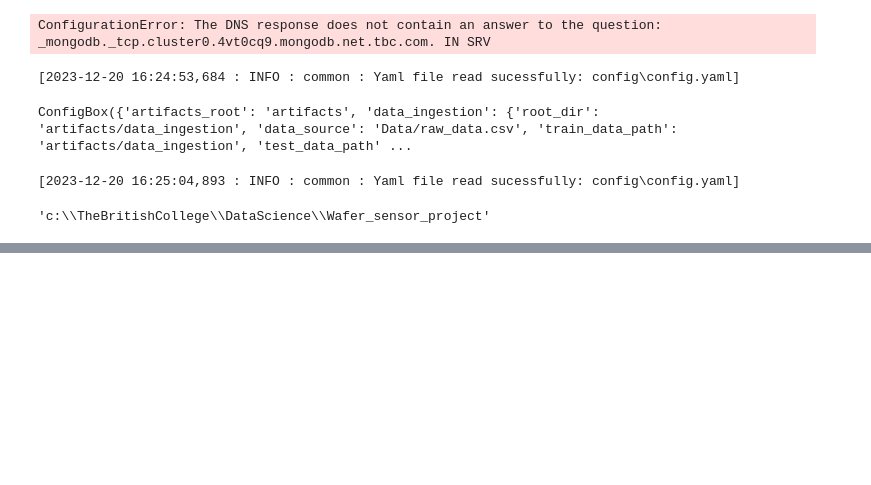
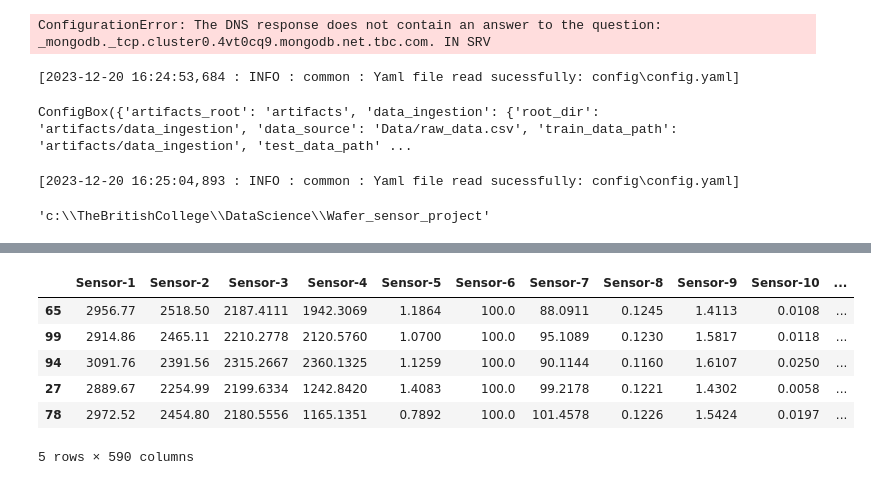
Before and after one commit to Abhikkumar619/Wafer_sensor_project, a Jupyter notebook: research/Experiment.ipynb, the cells around one changed output, grey strips where cells are left out. Drawn from its saved outputs; the diff is of its cells as text; code cells hidden in the pictures; blank space fills up the shorter version.

```diff
--- a/research/Experiment.ipynb
+++ b/research/Experiment.ipynb
@@ -358,0 +416,4 @@ os.getcwd()
+# %%
+train, test=train_test_split(df)
+# %%
+x_train=train.drop("Good/Bad", axis=1)
@@ -358,0 +438,10 @@ os.getcwd()
+# %%
+x_train.head()
+# %% [output]
+|  | Sensor-1 | Sensor-2 | Sensor-3 | Sensor-4 | Sensor-5 | Sensor-6 | Sensor-7 | Sensor-8 | Sensor-9 | Sensor-10 | ... |
+| 65 | 2956.77 | 2518.50 | 2187.4111 | 1942.3069 | 1.1864 | 100.0 | 88.0911 | 0.1245 | 1.4113 | 0.0108 | ... |
+| 99 | 2914.86 | 2465.11 | 2210.2778 | 2120.5760 | 1.0700 | 100.0 | 95.1089 | 0.1230 | 1.5817 | 0.0118 | ... |
+| 94 | 3091.76 | 2391.56 | 2315.2667 | 2360.1325 | 1.1259 | 100.0 | 90.1144 | 0.1160 | 1.6107 | 0.0250 | ... |
+| 27 | 2889.67 | 2254.99 | 2199.6334 | 1242.8420 | 1.4083 | 100.0 | 99.2178 | 0.1221 | 1.4302 | 0.0058 | ... |
+| 78 | 2972.52 | 2454.80 | 2180.5556 | 1165.1351 | 0.7892 | 100.0 | 101.4578 | 0.1226 | 1.5424 | 0.0197 | ... |
+5 rows × 590 columns
```
Also changed, not shown: parts of 16 cells of this notebook, 11 other files.
